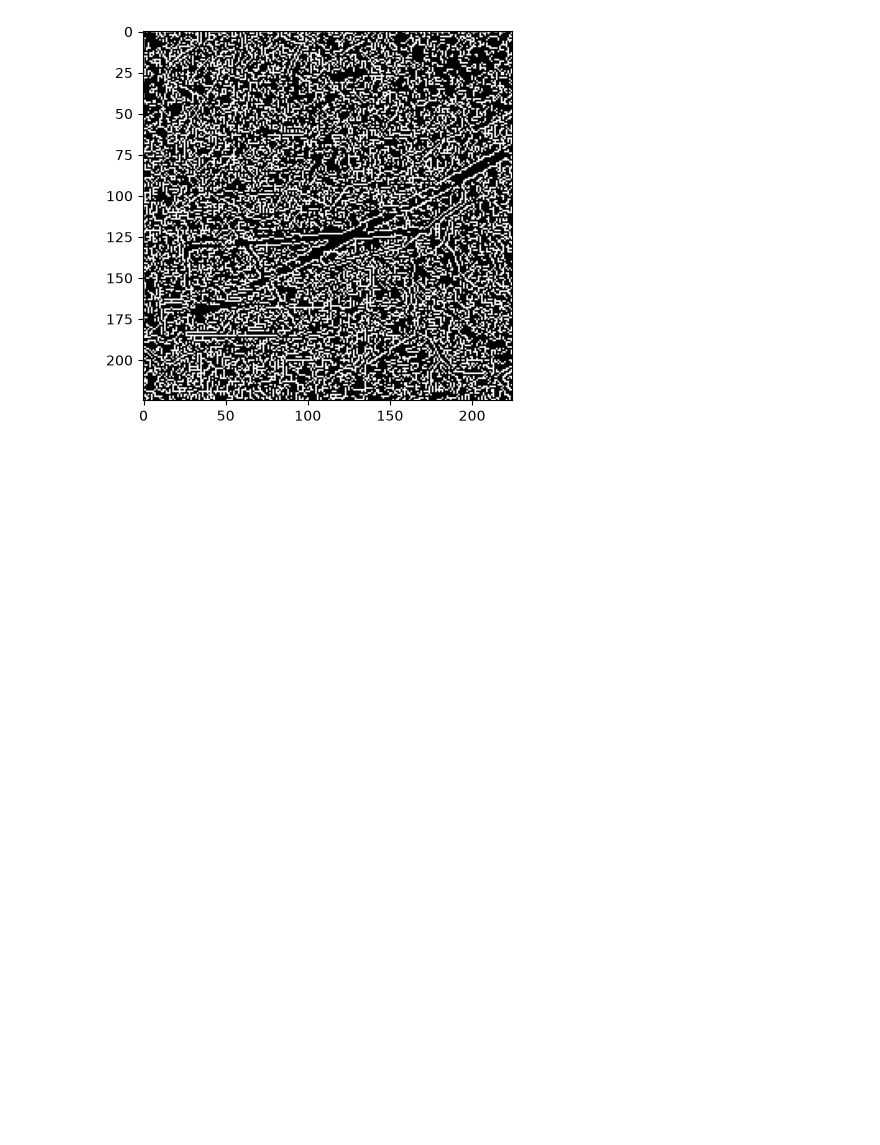
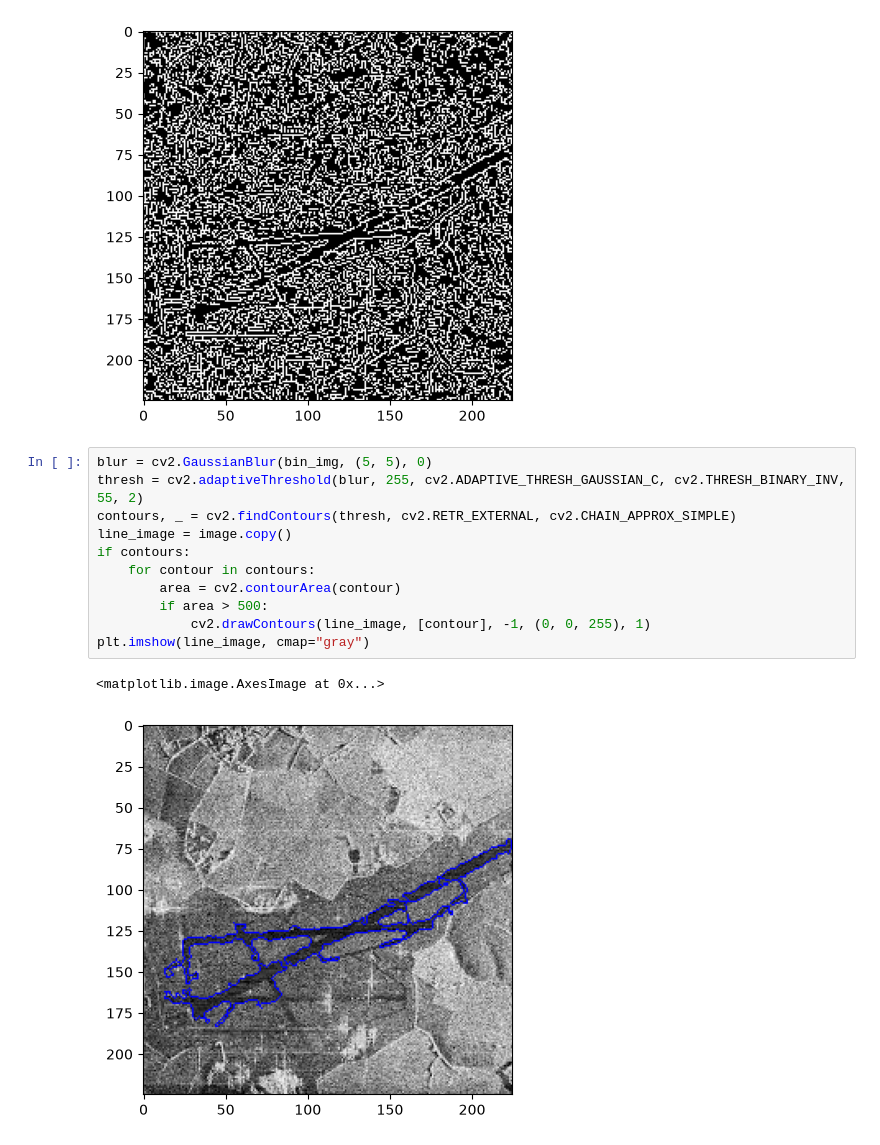
Before and after one commit to lestostor/Image_Processing, a Jupyter notebook: task3/practice3.ipynb, the cells around one changed output. Cells and saved outputs as stored; diff of their text form; blank space fills up the shorter version.

```diff
--- a/task3/practice3.ipynb
+++ b/task3/practice3.ipynb
@@ -105,3 +105,17 @@ plt.imshow(edges, cmap="gray")
 # %% [output]
 <matplotlib.image.AxesImage at 0x...>
 [figure]
+# %%
+blur = cv2.GaussianBlur(bin_img, (5, 5), 0)
+thresh = cv2.adaptiveThreshold(blur, 255, cv2.ADAPTIVE_THRESH_GAUSSIAN_C, cv2.THRESH_BINARY_INV, 55, 2)
+contours, _ = cv2.findContours(thresh, cv2.RETR_EXTERNAL, cv2.CHAIN_APPROX_SIMPLE)
+line_image = image.copy()
+if contours:
+    for contour in contours:
+        area = cv2.contourArea(contour)
+        if area > 500:
+            cv2.drawContours(line_image, [contour], -1, (0, 0, 255), 1)
+plt.imshow(line_image, cmap="gray")
+# %% [output]
+<matplotlib.image.AxesImage at 0x...>
+[figure, added]
```
Also changed, not shown: 3 other files.
